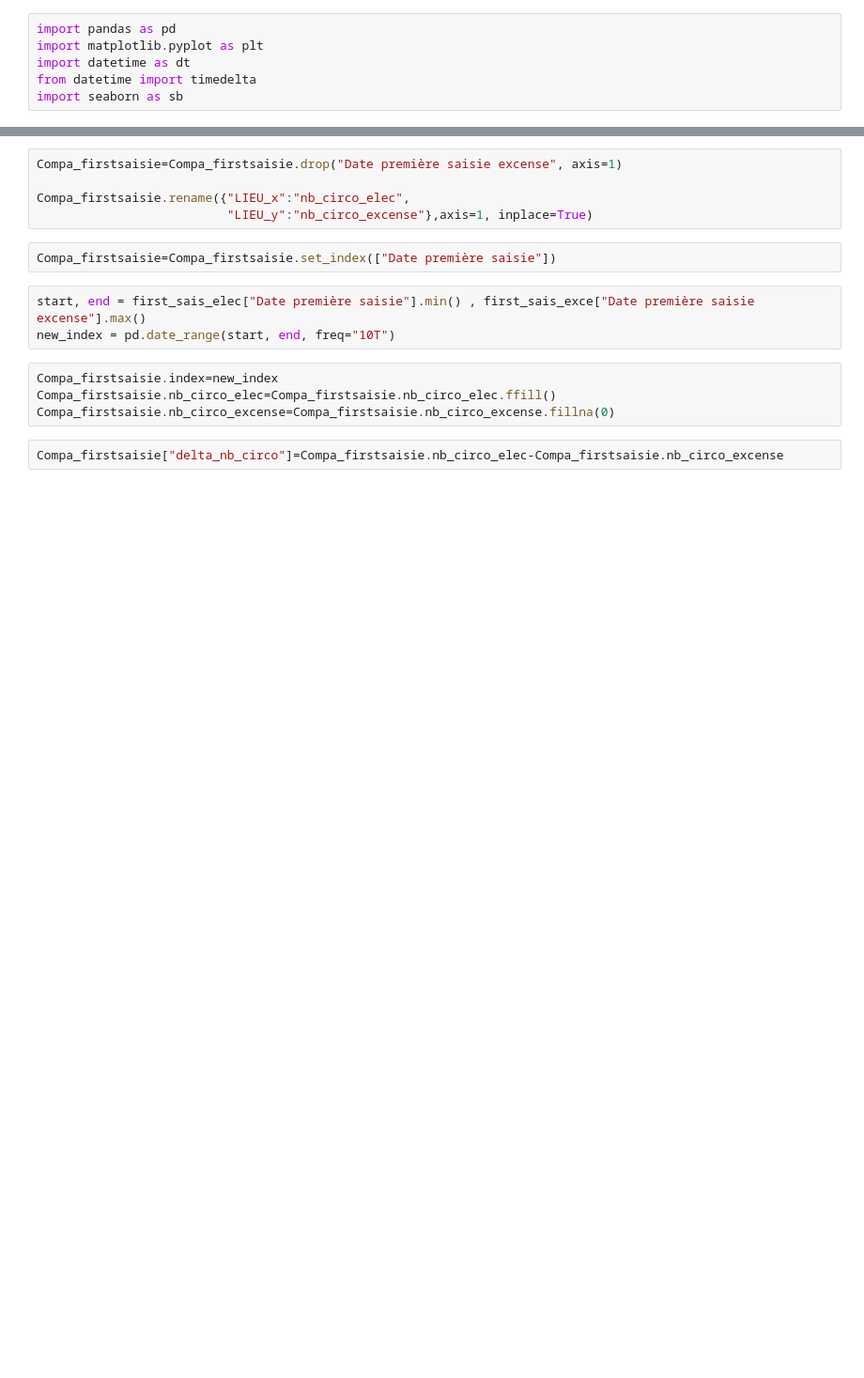
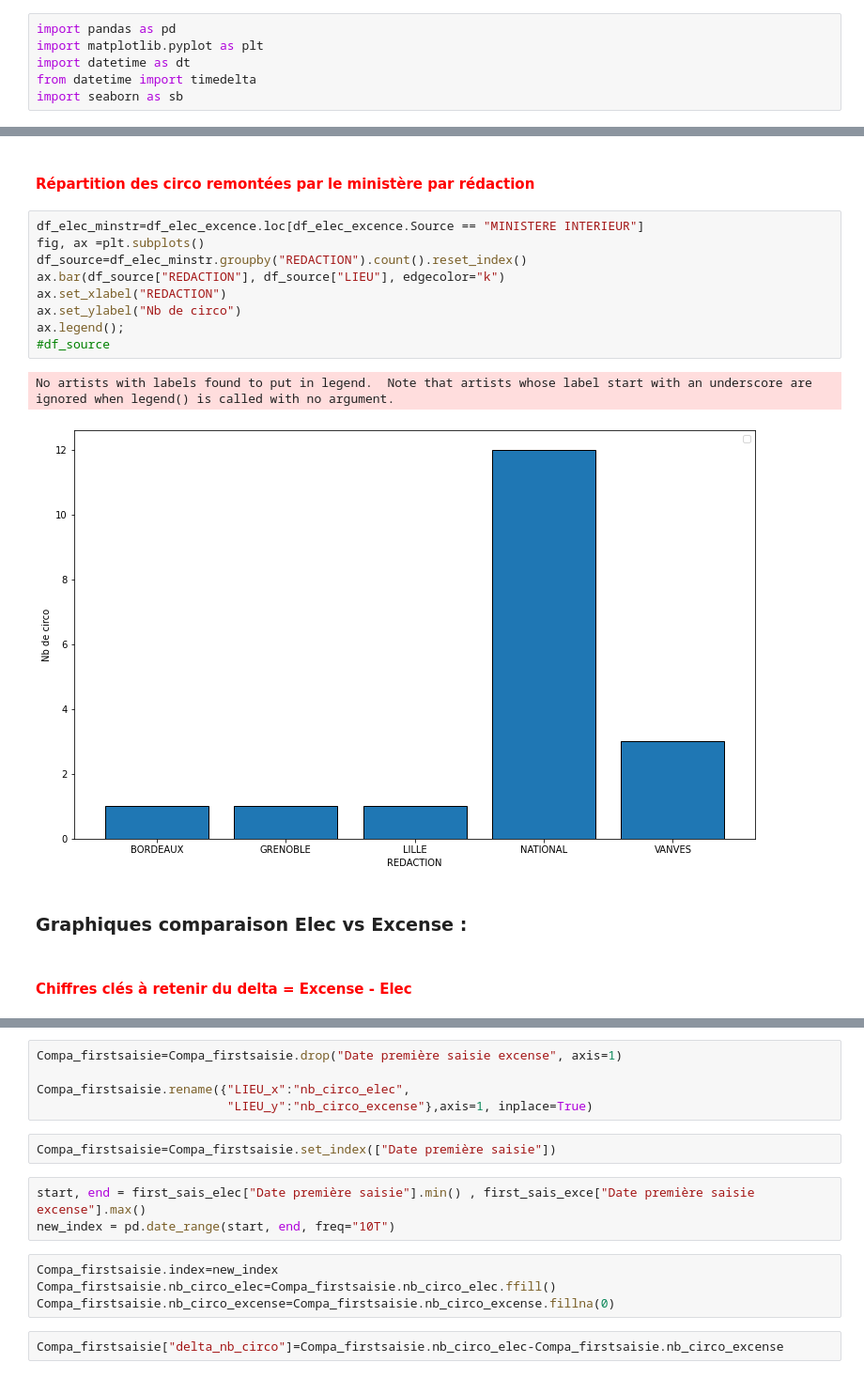
Before and after one commit to Thabet-Chaaouri/ElectionsFTV, a Jupyter notebook: EtudeElec.ipynb, the cells around one changed output, grey strips where cells are left out. Shown at 94% size. Saved outputs shown, nothing was run; the diff lists cells and outputs as text; blank space fills up the shorter version.

```diff
--- a/EtudeElec.ipynb
+++ b/EtudeElec.ipynb
@@ -57,0 +66,18 @@ df_elec_excence.describe()
+# %% [markdown]
+#### <font color='red'>Répartition des circo remontées par le ministère par rédaction</font>
+# %%
+df_elec_minstr=df_elec_excence.loc[df_elec_excence.Source == "MINISTERE INTERIEUR"]
+fig, ax =plt.subplots()
+df_source=df_elec_minstr.groupby("REDACTION").count().reset_index()
+ax.bar(df_source["REDACTION"], df_source["LIEU"], edgecolor="k")
+ax.set_xlabel("REDACTION")
+ax.set_ylabel("Nb de circo")
+ax.legend();
+#df_source
+# %% [output]
+No artists with labels found to put in legend.  Note that artists whose label start with an underscore are ignored when legend() is called with no argument.
+[figure, added]
+# %% [markdown]
+### Graphiques comparaison Elec vs Excense :
+# %% [markdown]
+#### <font color='red'>Chiffres clés à retenir du delta = Excense - Elec</font>
```
Also changed, not shown: parts of 54 cells of this notebook.
